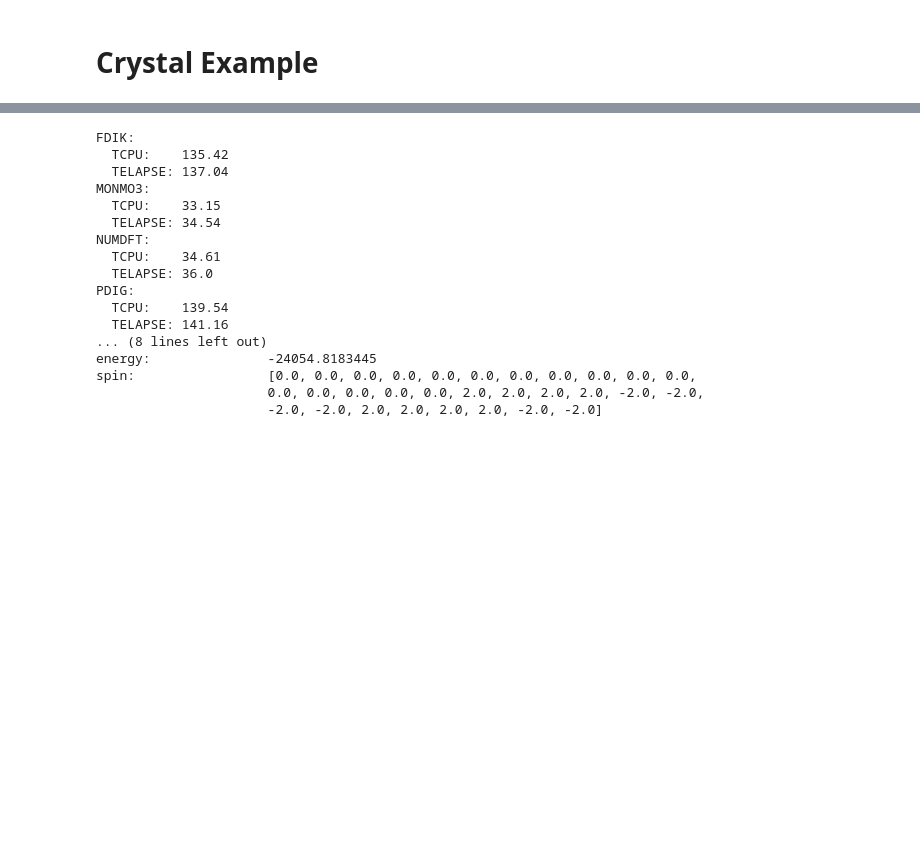
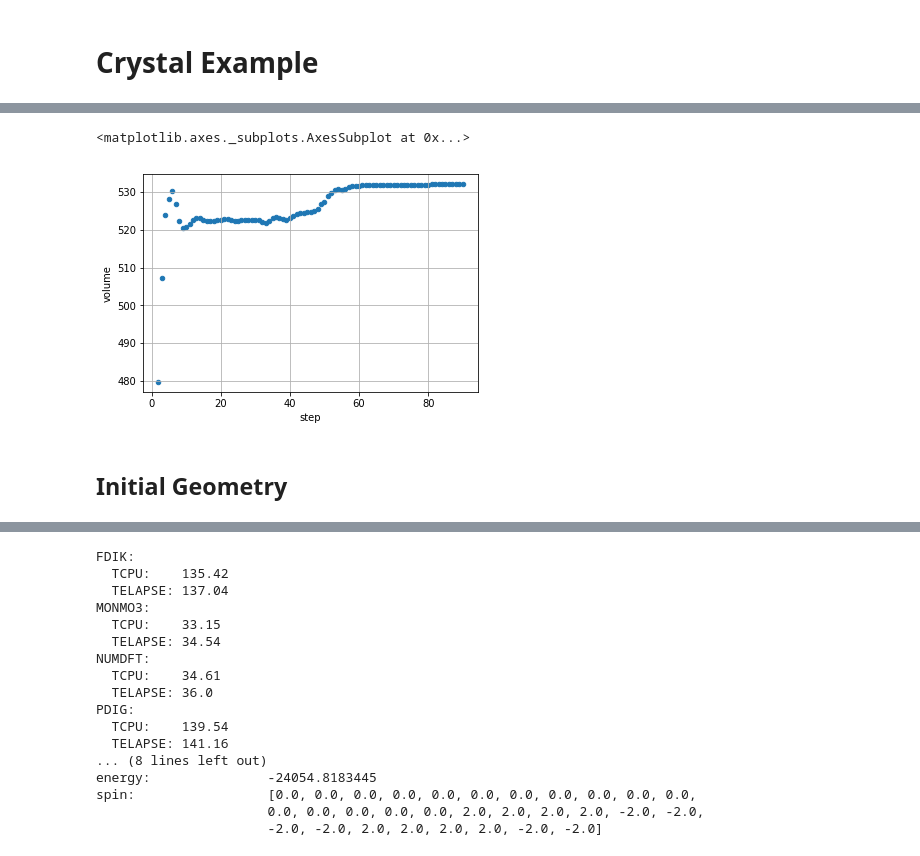
Before and after one commit to chrisjsewell/pandas3js, a Jupyter notebook: testbed.ipynb, the cells around one changed output, grey strips where cells are left out. Saved outputs shown, nothing was run; the diff lists cells and outputs as text; code cells hidden in the pictures; blank space fills up the shorter version.

```diff
--- a/testbed.ipynb
+++ b/testbed.ipynb
@@ -118,3 +155,6 @@ optimised:
 scf:
   calculation type: UNRESTRICTED OPEN SHELL
   step:             {...}
+# %%
+volumes = ejson.dict_filter_paths(parser.data, [('primitive','volume')])
+ejson.dict_pprint(volumes,depth=None)
@@ -120,0 +179,4 @@ scf:
+# %%
+volumes = ejson.units.apply_unitschema(volumes,{'volume':'angstrom^3'})
+volumes = ejson.units.apply_unitschema(volumes,{'volume':'nm^3'})
+ejson.dict_pprint(volumes,depth=None)
@@ -120,0 +201,5 @@ scf:
+# %%
+volumes = ejson.dict_filter_paths(parser.data, [('optimisation','primitive','volume'),('optimisation','step')])
+volumes = ejson.dict_remove_keys(volumes,['primitive'])
+volumes = pd.DataFrame(ejson.dict_flatten2d(volumes)).T
+volumes.head()
@@ -120,0 +213,7 @@ scf:
+# %%
+volumes.plot.scatter('step','volume',grid=True)
+# %% [output]
+<matplotlib.axes._subplots.AxesSubplot at 0x...>
+[figure, added]
+# %% [markdown]
+## Initial Geometry
```
Also changed, not shown: parts of 20 cells of this notebook, 12 other files.
